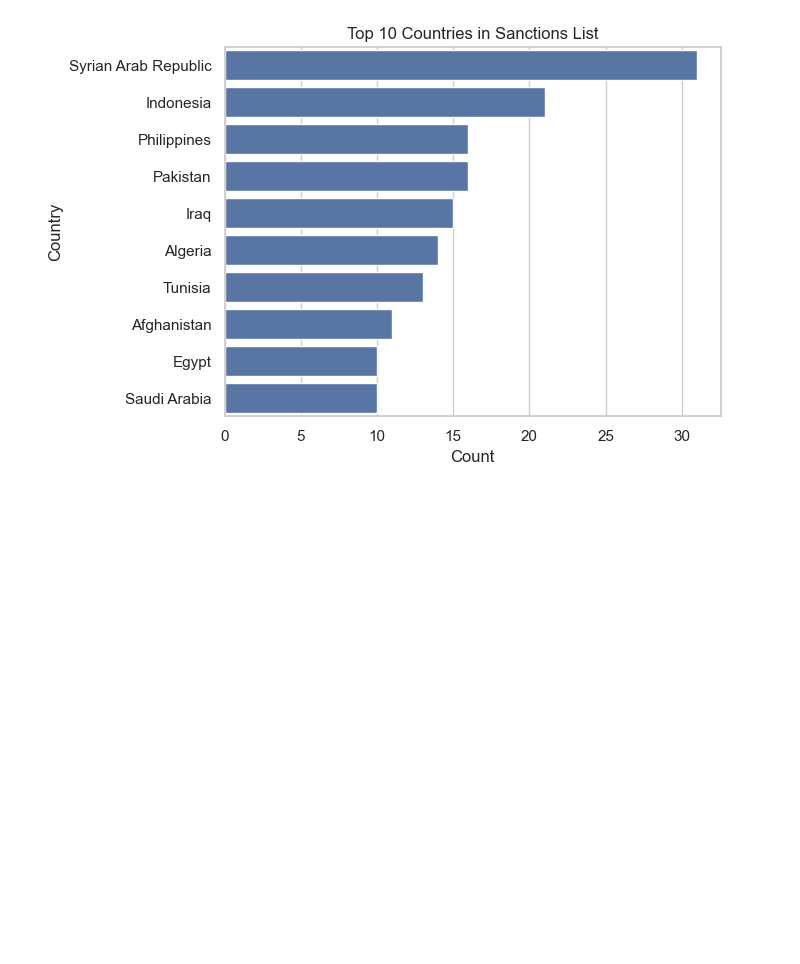
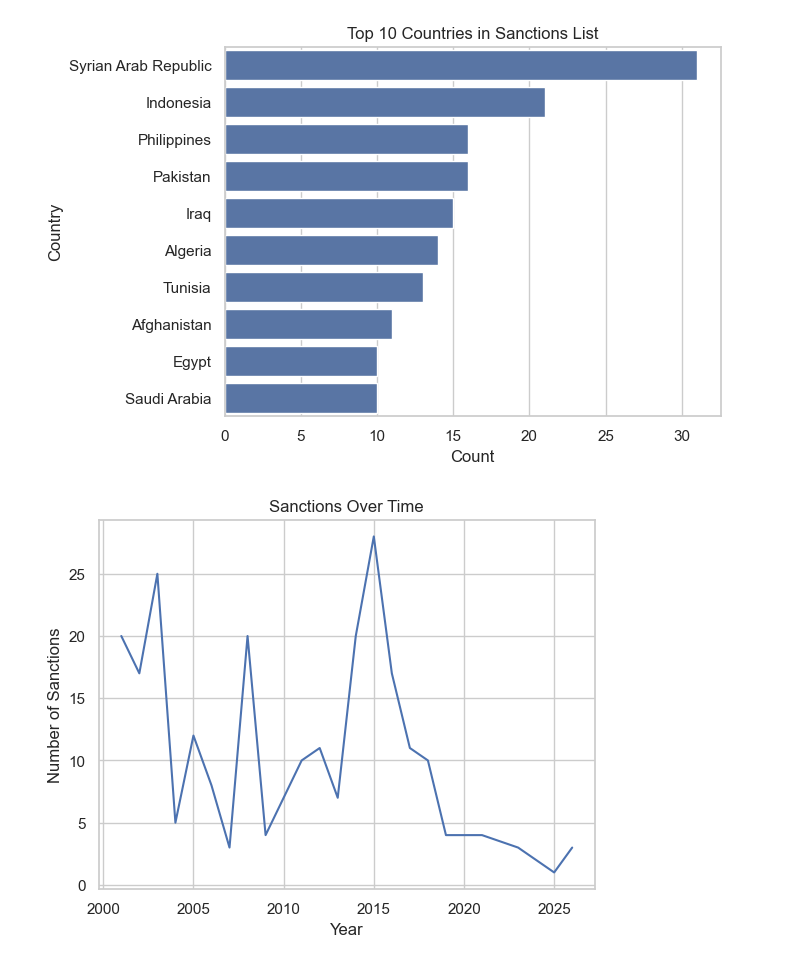
Before and after one commit to das-pradip/EDA_Practice, a Jupyter notebook: eda_un.ipynb, the cells around one changed output. Cells and saved outputs as stored; diff of their text form; code cells hidden in the pictures; blank space fills up the shorter version.

Commit message:
Sanctions over time

```diff
--- a/eda_un.ipynb
+++ b/eda_un.ipynb
@@ -288,3 +288,15 @@ plt.ylabel("Country")
 plt.show()
 # %% [output]
 [figure]
+# %%
+final_df['year'] = final_df['listed_on'].dt.year
+
+year_counts = final_df['year'].value_counts().sort_index()
+
+plt.plot(year_counts.index, year_counts.values)
+plt.title("Sanctions Over Time")
+plt.xlabel("Year")
+plt.ylabel("Number of Sanctions")
+plt.show()
+# %% [output]
+[figure, added]
```
